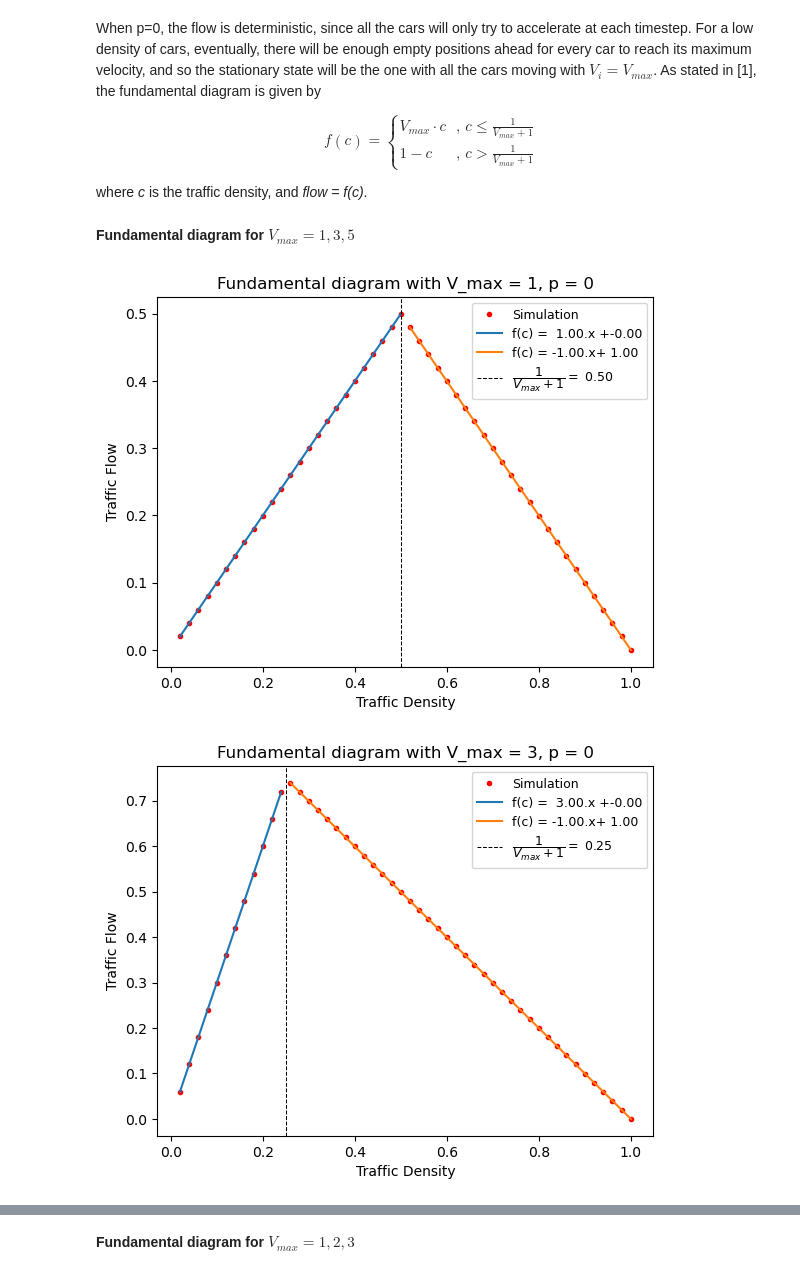
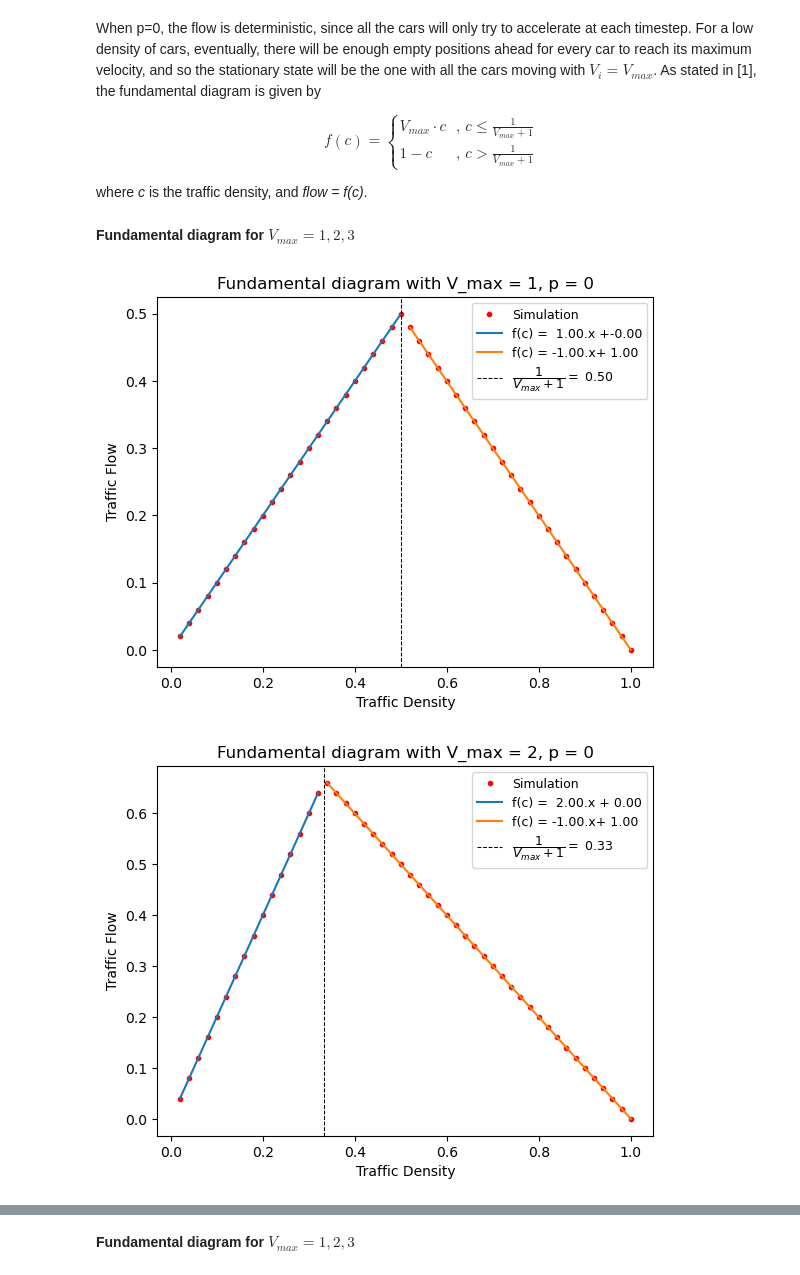
Before and after one commit to juanjogervasio/Monte-Carlo-traffic-simulation, a Jupyter notebook: Fundamental diagrams.ipynb, the cells around one changed output, grey strips where cells are left out. Cells and saved outputs as stored; diff of their text form; code cells hidden in the pictures.

```diff
--- a/Fundamental diagrams.ipynb
+++ b/Fundamental diagrams.ipynb
@@ -23,7 +23,7 @@ This function will return a numpy.array of _k_ lists, one for each car on the ro
 Trafic(...) -> numpy.array([Car_1], [Car_2], ..., [Car_k])
 # %%
 import numpy as np
-from random import seed, randint
+from random import seed, randint, random
 
 def Trafic(M, N, V_max, k, p, semilla) -> np.array:
     """
@@ -32,7 +32,7 @@ def Trafic(M, N, V_max, k, p, semilla) -> np.array:
         N: total number of timesteps
         V_max: maximum velocity
         k: number of cars
-        p: probability of random braking (1/p)
+        p: probability of random braking
         semilla: seed for the random gen.
    """
     seed(semilla)
@@ -55,9 +55,9 @@ def Trafic(M, N, V_max, k, p, semilla) -> np.array:
                                         # choque, disminuyo la vel.
 
             if p!=0:                    # Introduzco aleatoriedad si p!=0
-                frena=randint(1,p)      # Tiro un número entre 1 y p con distr.
+                frena=random()          # Tiro un número entre 0 y 1 con distr.
                                         # normal.
-                if frena==p:            # Si sale p, disminuyo la vel.
+                if frena<=p:            # Disminuyo la vel. con una prob. p
                     V[i]=max(V[i]-1,0)
 
         for i in range(k):              # Guardo las nuevas posiciones
@@ -76,8 +76,8 @@ def Trafic(M, N, V_max, k, p, semilla) -> np.array:
                 V[i]=d-1
 
             if p!=0:
-                frena=randint(1,p)
-                if frena==p:
+                frena=random()
+                if frena<=p:
                     V[i]=max(V[i]-1,0)
 
         for i in range(k):
@@ -103,7 +103,7 @@ $$f(c) = \begin{cases} V_{max} \cdot c & \,,\, c \leq \frac{1}{V_{max}+1} \\ 1-c
 
 where _c_ is the traffic density, and _flow = f(c)_.
 # %% [markdown]
-**Fundamental diagram for** **$V_{max} = 1,3,5$**
+**Fundamental diagram for** **$V_{max} = 1,2,3$**
 # %%
 from matplotlib import pyplot as plt
 from os import urandom
@@ -113,7 +113,7 @@ import numpy as np
 # Extraigo la semilla
 semilla = int.from_bytes(urandom(3),'big')
 
-for velocidad in [1,3,5]:
+for velocidad in [1,2,3]:
     largo = 1000       # Cantidad de posiciones permitidas
     tiempos = 1000     # Cantidad de pasos temporales
     V_max=velocidad
@@ -155,31 +155,31 @@ for velocidad in [1,3,5]:
             y_2.append(j)
 
     # Defino una función lineal para ajustar.
     def F(x, a, b):
         return a*x + b
 
     # Ahora hago los ajustes lineales en cada uno y grafico:
     param_1, covar_1 = curve_fit(F, x_1, y_1)
     param_2, covar_2 = curve_fit(F, x_2, y_2)
 
     densidad_1 = np.linspace(min(x_1), max(x_1),100)
     densidad_2 = np.linspace(min(x_2), max(x_2),100)
 
     fig, ax = plt.subplots()
     ax.plot(densidad, flujo, 'r.', label = "Simulation")
     ax.plot(densidad_1, F(densidad_1, param_1[0], param_1[1]), label = f"f(c) = {param_1[0]: .2f}.x"
             f" +{param_1[1]: .2f}")
     ax.plot(densidad_2, F(densidad_2, param_2[0], param_2[1]), label = f"f(c) = {param_2[0]: .2f}.x"
             f"+{param_2[1]: .2f}")
 
     # Ubico el punto de corte según 1/(V_max+1)
     ax.axvline(1/(V_max+1), linewidth=0.75, linestyle="dashed", color='black',
            label=r"$\dfrac{1}{V_{max}+1} = $"f"{1/(V_max+1): .2f}")
 
     ax.set_xlabel("Traffic Density")
     ax.set_ylabel("Traffic Flow")
     ax.set_title("Fundamental diagram with V_max = {}, p = {}".format(V_max, 0))
     ax.legend(loc="upper right", fontsize=9)
 # %% [output]
 [figure]
-[figure, old version]
+[figure, new version]
```
Also changed, not shown: parts of 13 cells of this notebook.
